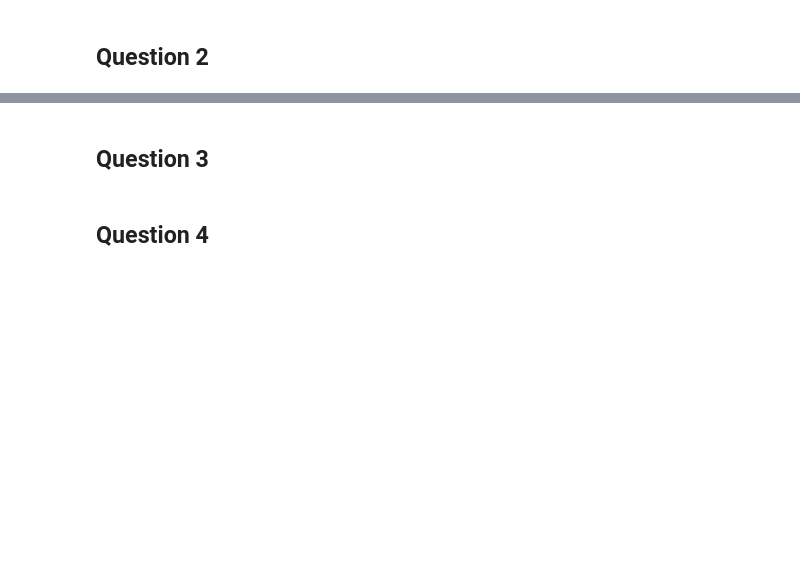
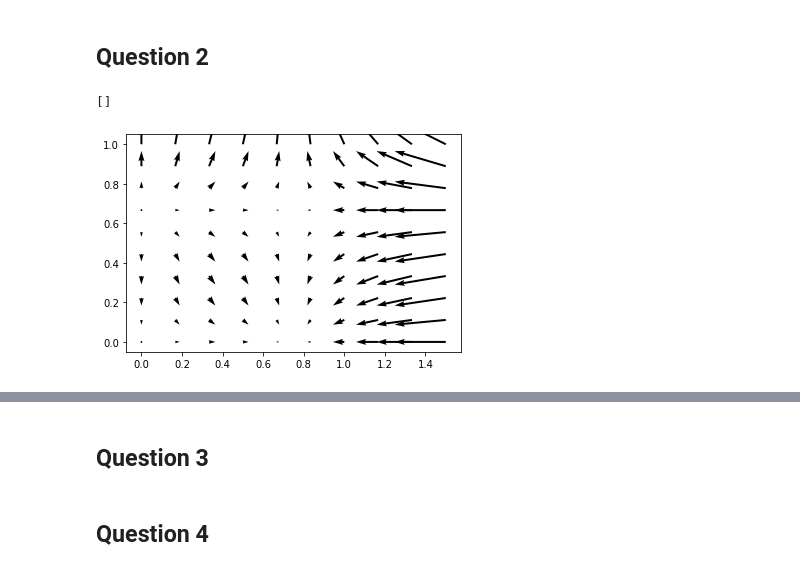
Before and after one commit to hallerantoine/projet-equa-diff, a Jupyter notebook: Projet équations différentielles.ipynb, the cells around one changed output, grey strips where cells are left out. Drawn from its saved outputs; the diff is of its cells as text; code cells hidden in the pictures; blank space fills up the shorter version.

```diff
--- a/Projet équations différentielles.ipynb
+++ b/Projet équations différentielles.ipynb
@@ -15,2 +44,30 @@ où x1 et x2 désignent le nombre (positif) de proies et de prédateurs respecti
 # %% [markdown]
 ## Question 2
+# %%
+a=2/3
+b=4/3
+g=1
+d=1
+
+n=10
+xmax=1.5
+ymax=1
+
+x1=np.linspace(0,xmax,n)
+x2=np.linspace(0,ymax,n)
+x1v, x2v = np.meshgrid(x1, x2)
+
+x1p=np.zeros(n)
+x2p=np.zeros(n)
+
+for i in range (n):
+    x1p[i]=x1[i]*(a - b*x2[i])
+    x2p[i]=-x2[i]*(g - d*x1[i])
+
+x1pv, x2pv = np.meshgrid(x1p, x2p)
+
+plt.quiver(x1v,x2v,x1pv,x2pv)
+plt.plot()
+# %% [output]
+[]
+[figure, added]
```
Also changed, not shown: parts of 5 cells of this notebook.
